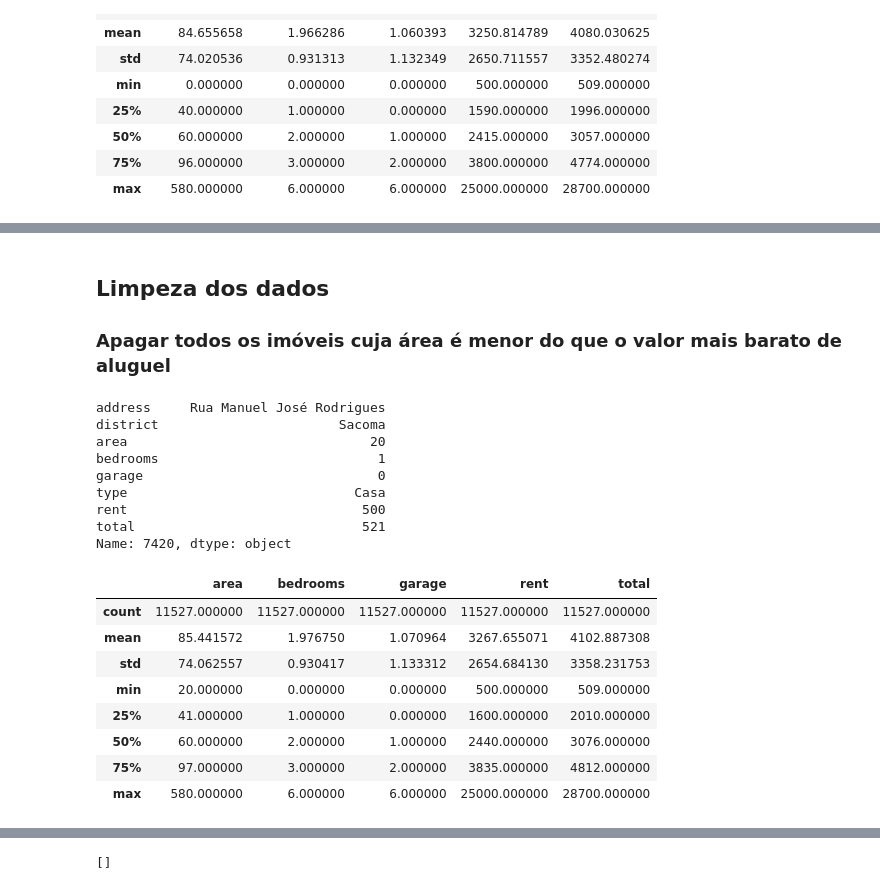
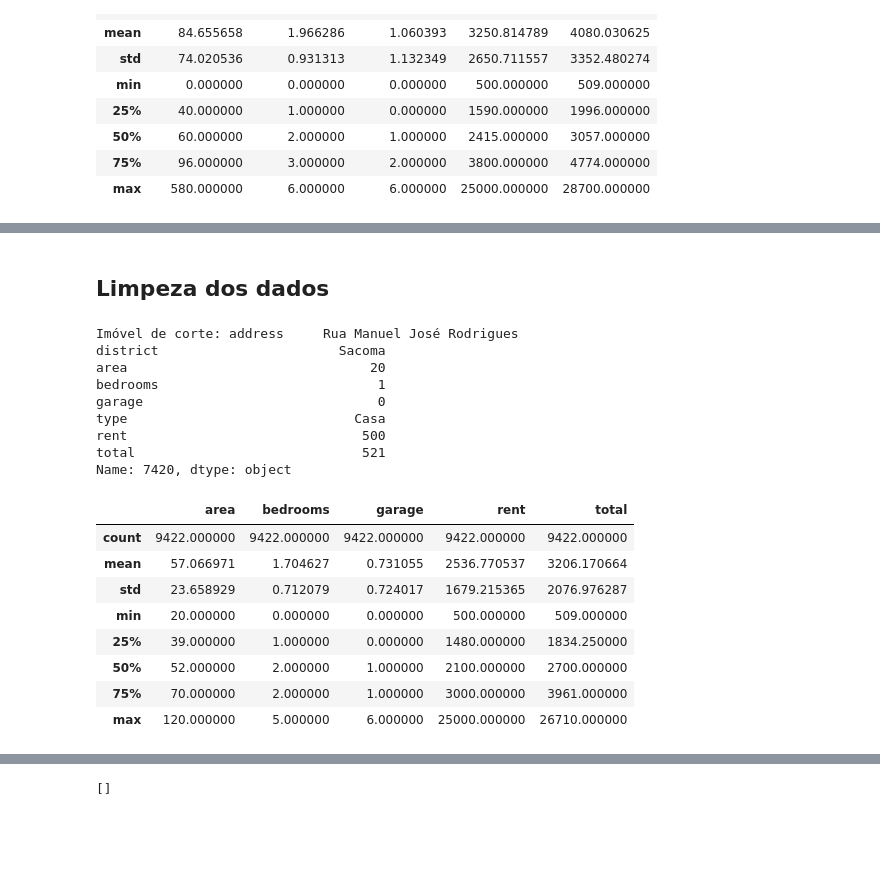
Before and after one commit to csampaio2/imoveis-sp-prediction, a Jupyter notebook: trabalho_final_imoveis_aluguel.ipynb, the cells around one changed output, grey strips where cells are left out. Cells and saved outputs as stored; diff of their text form; code cells hidden in the pictures; blank space fills up the shorter version.

```diff
--- a/trabalho_final_imoveis_aluguel.ipynb
+++ b/trabalho_final_imoveis_aluguel.ipynb
@@ -102,27 +102,28 @@ df_imoveis[df_imoveis.rent == 500]
 | 10559 | Rua Arraial de São Bartolomeu | Vila Carmosina | 70 | 2 | 0 | Casa | 500 | 821 |
 # %% [markdown]
 ## Limpeza dos dados
-### Apagar todos os imóveis cuja área é menor do que o valor mais barato de aluguel
 # %%
-print(df_imoveis.iloc[7420])
+print(f'Imóvel de corte: {df_imoveis.iloc[7420]}')
 df_imoveis = df_imoveis[df_imoveis.area >= 20]
+# Removendo outliers
+df_imoveis = df_imoveis[df_imoveis.area <= 120]
 df_imoveis.describe()
 # %% [output]
-address     Rua Manuel José Rodrigues
+Imóvel de corte: address     Rua Manuel José Rodrigues
 district                       Sacoma
 area                               20
 bedrooms                            1
 garage                              0
 type                             Casa
 rent                              500
 total                             521
 Name: 7420, dtype: object
 |  | area | bedrooms | garage | rent | total |
-| count | 11527.000000 | 11527.000000 | 11527.000000 | 11527.000000 | 11527.000000 |
-| mean | 85.441572 | 1.976750 | 1.070964 | 3267.655071 | 4102.887308 |
-| std | 74.062557 | 0.930417 | 1.133312 | 2654.684130 | 3358.231753 |
+| count | 9422.000000 | 9422.000000 | 9422.000000 | 9422.000000 | 9422.000000 |
+| mean | 57.066971 | 1.704627 | 0.731055 | 2536.770537 | 3206.170664 |
+| std | 23.658929 | 0.712079 | 0.724017 | 1679.215365 | 2076.976287 |
 | min | 20.000000 | 0.000000 | 0.000000 | 500.000000 | 509.000000 |
-| 25% | 41.000000 | 1.000000 | 0.000000 | 1600.000000 | 2010.000000 |
-| 50% | 60.000000 | 2.000000 | 1.000000 | 2440.000000 | 3076.000000 |
-| 75% | 97.000000 | 3.000000 | 2.000000 | 3835.000000 | 4812.000000 |
-| max | 580.000000 | 6.000000 | 6.000000 | 25000.000000 | 28700.000000 |
+| 25% | 39.000000 | 1.000000 | 0.000000 | 1480.000000 | 1834.250000 |
+| 50% | 52.000000 | 2.000000 | 1.000000 | 2100.000000 | 2700.000000 |
+| 75% | 70.000000 | 2.000000 | 1.000000 | 3000.000000 | 3961.000000 |
+| max | 120.000000 | 5.000000 | 6.000000 | 25000.000000 | 26710.000000 |
```
Also changed, not shown: parts of 28 cells of this notebook.
